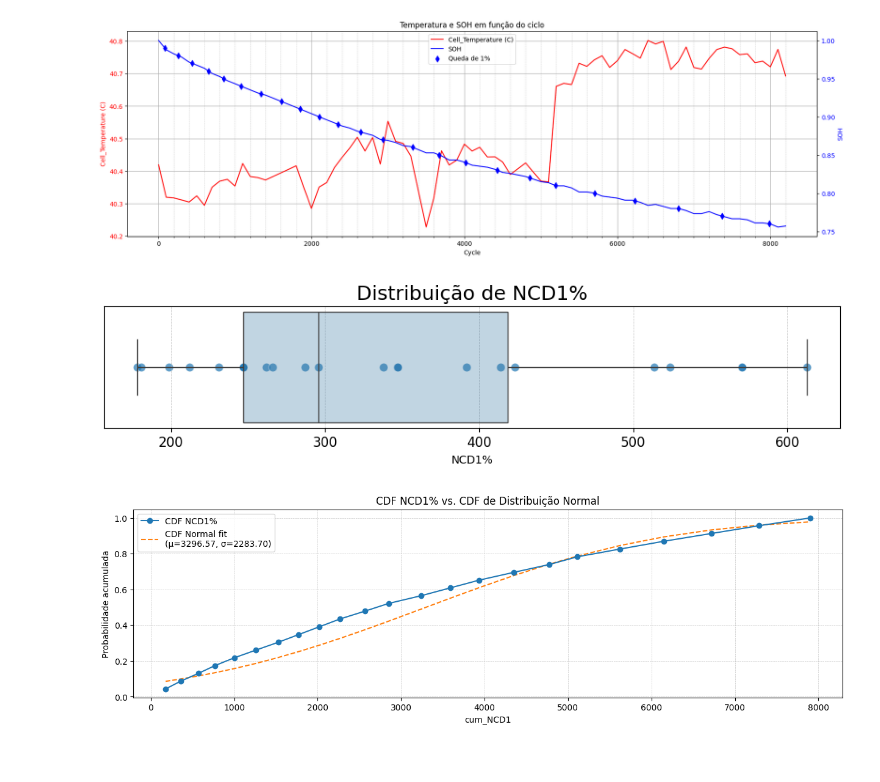
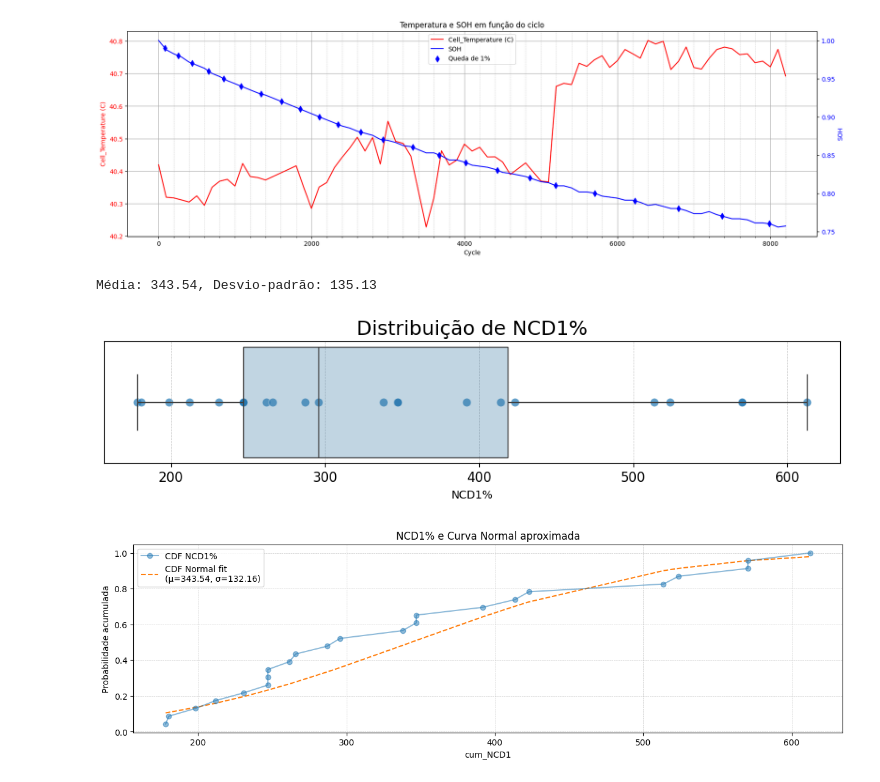
Before and after one commit to Davi-SB/Battery-Analysis, a Jupyter notebook: SOH_vs_Temperature.ipynb, the cells around one changed output. Drawn from its saved outputs; the diff is of its cells as text; code cells hidden in the pictures.

Commit message:
fix normal fit and add kstest

```diff
--- a/SOH_vs_Temperature.ipynb
+++ b/SOH_vs_Temperature.ipynb
@@ -202,9 +202,6 @@ df_estimates = pd.DataFrame({
 # Number of cycles drop (1%)
 df_estimates['NCD1%'] = df_estimates['estimated_cycle'].diff()
 
-# Calcula a soma acumulada de NCD1%
-df_estimates["cum_NCD1%"] = df_estimates["NCD1%"].cumsum()
-
 # Cast
 df_estimates['estimated_cycle'] = df_estimates['estimated_cycle'].astype(int)
 df_estimates['SOH_threshold'] = df_estimates['SOH_threshold'].astype(float).round(2)
@@ -272,7 +269,11 @@ plt.show()
 # %%
 data = df_estimates["NCD1%"].dropna().values
 
-# Pega a cor padrão 'C0' do Matplotlib (primeira cor da cycler)
+mean = np.mean(data)
+std  = np.std(data, ddof=1)
+print(f'Média: {mean:.2f}, Desvio-padrão: {std:.2f}')
+
+# Pega a cor padrão 'C0' do Matplotlib (primeira cor)
 default_color = plt.rcParams['axes.prop_cycle'].by_key()['color'][0]
 fig, ax = plt.subplots(figsize=(12, 2))
 
@@ -313,31 +314,31 @@ plt.grid(True, linestyle='--', linewidth=0.5, alpha=0.7)
 
 plt.show()
 # %% [output]
+Média: 343.54, Desvio-padrão: 135.13
 [figure]
 # %%
-data = df_estimates["cum_NCD1%"].dropna().values
-data = np.sort(data)  # Ordena os dados para o gráfico de CDF
-n = len(data)
+data = np.sort(data)  # Garante que os dados estão ordenados
+n    = len(data)
 
 # Faz o fitting para encotnrar os parametros e calcula a funcao acumulada dos dados considerando comportamento normal
 mean, std = norm.fit(data)
-teo_norm = norm.cdf(data, loc=mean, scale=std)
+teo_norm  = norm.cdf(data, loc=mean, scale=std)
 
 plt.figure(figsize=(15, 4))
 
 # Probabilidade acumulada empírica (1/n, 2/n, ..., 1)
 cdf_emp = np.arange(1, n+1) / n
-plt.plot(data, cdf_emp, marker='o', linestyle='-', label="CDF NCD1%", zorder=3)
+plt.plot(data, cdf_emp, marker='o', linestyle='-', label="CDF NCD1%", zorder=3, alpha=0.5)
 
 # Função acumulada da normal (teórica)
 plt.plot(data, teo_norm, linestyle='--', label=f"CDF Normal fit\n(μ={mean:.2f}, σ={std:.2f})")
 
 plt.xlabel("cum_NCD1")
 plt.ylabel("Probabilidade acumulada")
-plt.title("CDF NCD1% vs. CDF de Distribuição Normal")
+plt.title("NCD1% e Curva Normal aproximada")
 plt.legend()
 plt.grid(True, linestyle='--', linewidth=0.5, alpha=0.7)
 
 plt.show()
 # %% [output]
-[figure, old version]
+[figure, new version]
```
Also changed, not shown: parts of 4 cells of this notebook.
